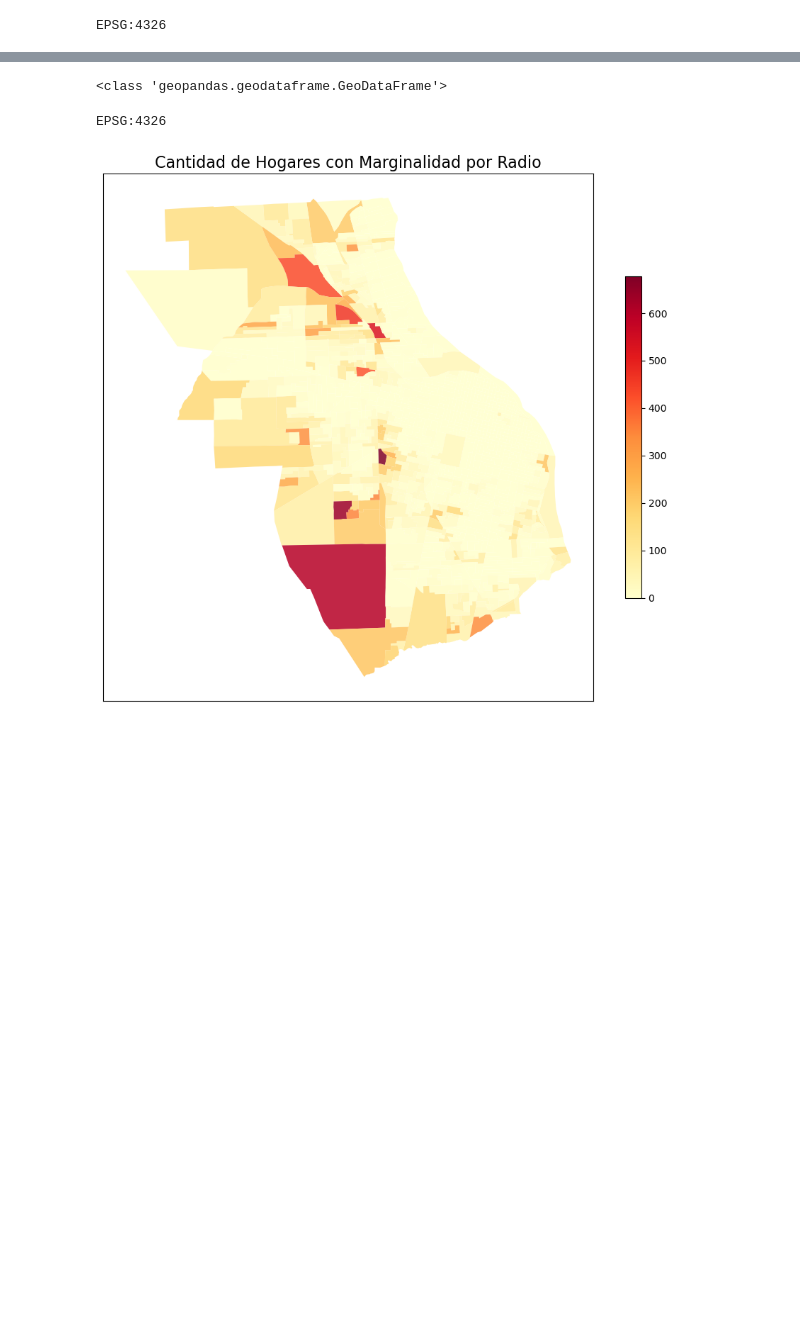
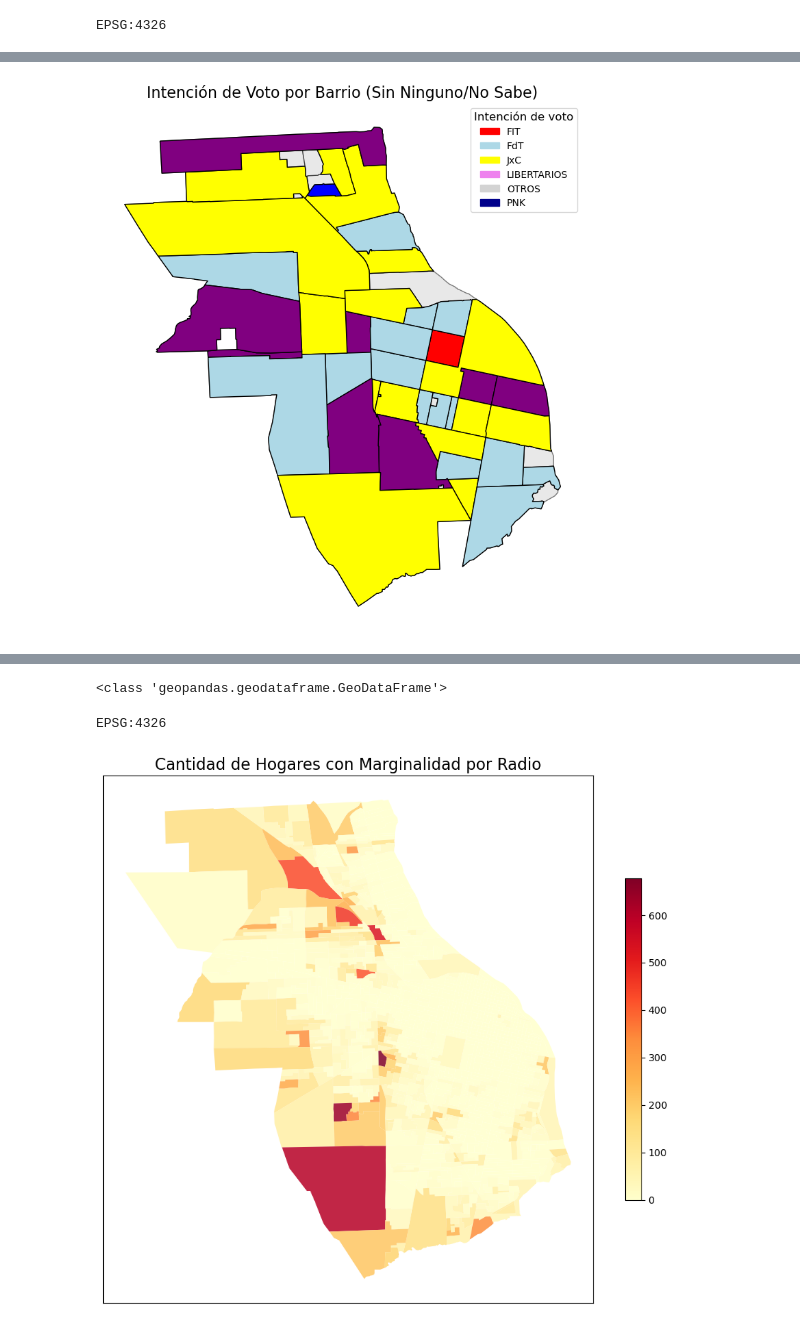
Before and after one commit to palulloa/metodo, a Jupyter notebook: Intención de voto/Georreferenciado.ipynb, the cells around one changed output, grey strips where cells are left out. Cells and saved outputs as stored; diff of their text form; code cells hidden in the pictures; blank space fills up the shorter version.

```diff
--- a/Intención de voto/Georreferenciado.ipynb
+++ b/Intención de voto/Georreferenciado.ipynb
@@ -84,7 +95,7 @@ paleta_2= {
     "FIT": "red",
     "FdT": "lightblue",
     "JxC": "yellow",
-    "LIBERTARIOS": "purple",
+    "LIBERTARIOS": "violet",
     "OTROS": "lightgray",
     "PNK": "darkblue"
 }
@@ -97,30 +108,32 @@ moda_vot = (
 
 # Seleccionar la intención de voto con mayor cantidad por barrio
 moda_vot = moda_vot.loc[
     moda_vot.groupby('BARRIO')['conteo'].idxmax()
 ]
 
 barrios_3 = barrios.merge(moda_vot, on="BARRIO", how="inner")
 barrios_3['color'] = barrios_3['INT DE VOTO X ESPACIO'].map(paleta).fillna('black')
 
 
 
 fig, ax = plt.subplots(figsize=(10, 10))
 
 # Graficar el polígono de Rosario
 barrios.plot(ax=ax, color='lightgrey', edgecolor='black', alpha=0.5)  # Polígono de Rosario
 barrios_3.plot(ax=ax, color=barrios_3['color'], edgecolor='black')
 
 import matplotlib.patches as mpatches
 # Crear los elementos de la leyenda basados en la paleta
 leyenda = [
     mpatches.Patch(color=color, label=partido) for partido, color in paleta_2.items()
 ]
 
 # Añadir la leyenda al gráfico
 ax.legend(handles=leyenda, title="Intención de voto", loc='upper right', fontsize=10, title_fontsize=12)
 
 # Personalización del gráfico
 ax.set_title('Intención de Voto por Barrio (Sin Ninguno/No Sabe)', fontsize=16)
 ax.axis('off')
 plt.show()
+# %% [output]
+[figure, added]
```
Also changed, not shown: parts of 4 cells of this notebook.
